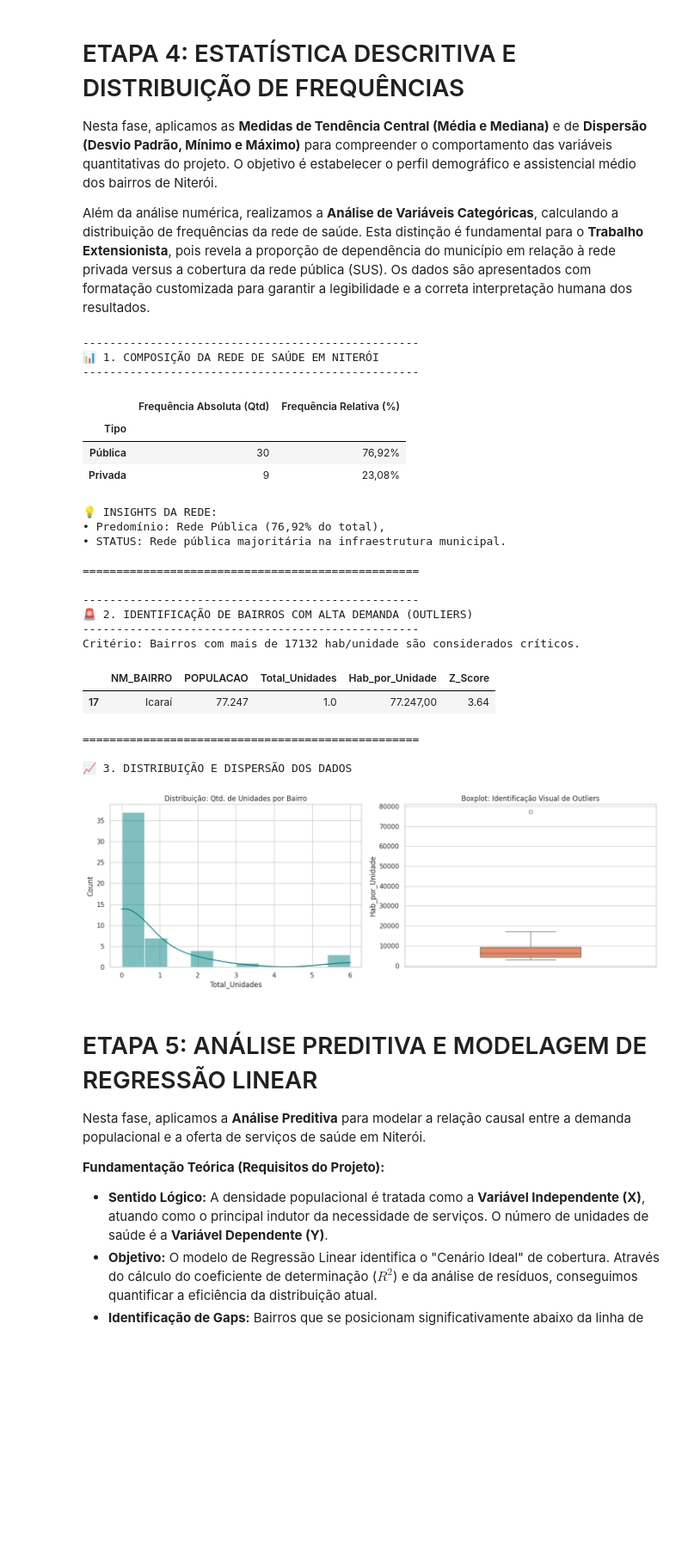
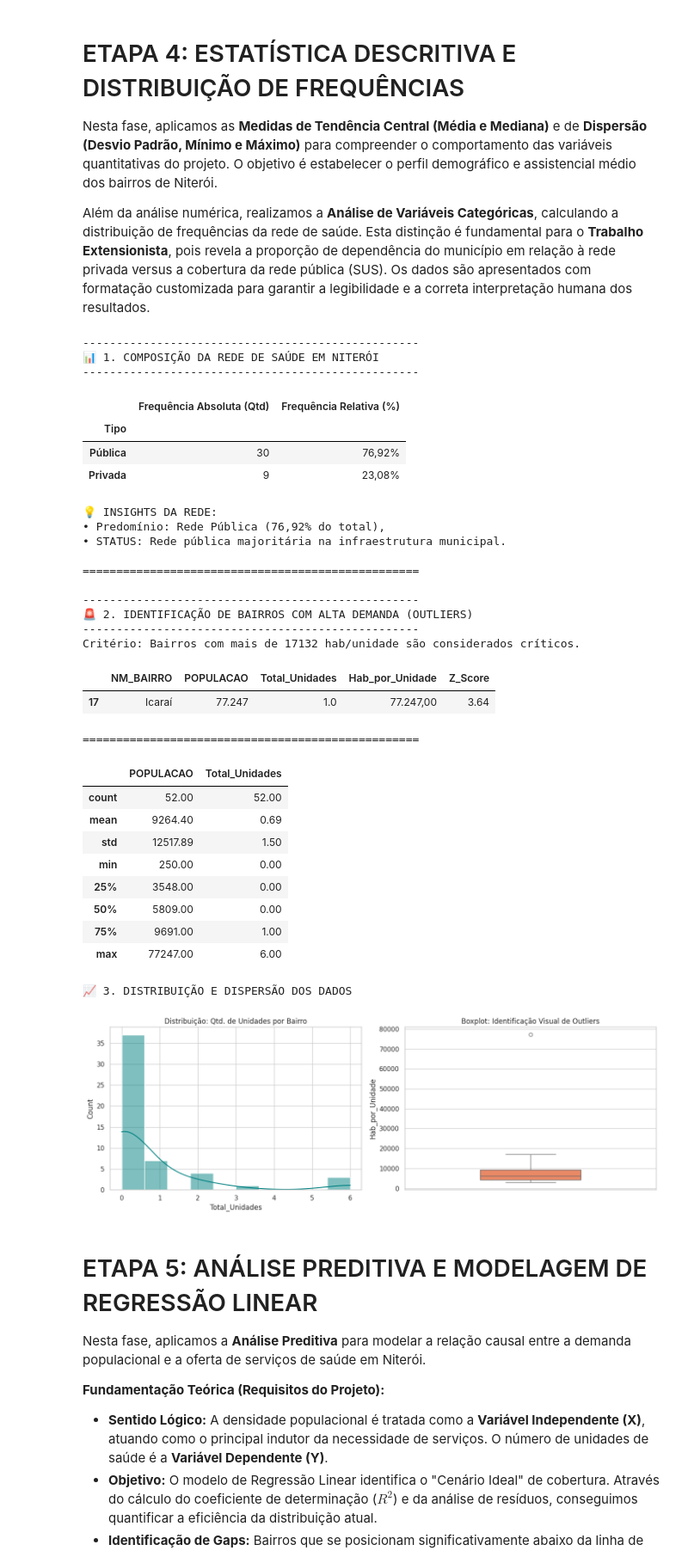
Before and after one commit to maurocollin/bigdata-saude-niteroi, a Jupyter notebook: TRAB_PRONTO.ipynb, the cells around one changed output. Shown at 86% size. Cells and saved outputs as stored; diff of their text form; code cells hidden in the pictures; blank space fills up the shorter version.

Commit message:
Adicionado Célula de Describe

```diff
--- a/TRAB_PRONTO.ipynb
+++ b/TRAB_PRONTO.ipynb
@@ -340,6 +340,7 @@ else:
     print("✅ Nenhum bairro atingiu o nível crítico de superlotação pelos critérios estatísticos.")
 
 print("\n" + "="*50 + "\n")
+display(df_final[['POPULACAO', 'Total_Unidades']].describe().round(2))
 
 # --- 3. DISTRIBUIÇÃO VISUAL (GRÁFICOS) ---
 print("📈 3. DISTRIBUIÇÃO E DISPERSÃO DOS DADOS")
@@ -347,35 +348,43 @@ print("📈 3. DISTRIBUIÇÃO E DISPERSÃO DOS DADOS")
 plt.figure(figsize=(14, 5))
 plt.subplot(1, 2, 1)
 sns.histplot(df_final['Total_Unidades'], bins=10, kde=True, color='teal')
 plt.title('Distribuição: Qtd. de Unidades por Bairro')
 plt.subplot(1, 2, 2)
 sns.boxplot(y=df_validos['Hab_por_Unidade'], color='coral', width=0.4)
 plt.title('Boxplot: Identificação Visual de Outliers')
 plt.tight_layout()
 plt.show()
 # %% [output]
 --------------------------------------------------
 📊 1. COMPOSIÇÃO DA REDE DE SAÚDE EM NITERÓI
 --------------------------------------------------
 |  | Frequência Absoluta (Qtd) | Frequência Relativa (%) |
 | Tipo |  |  |
 | Pública | 30 | 76,92% |
 | Privada | 9 | 23,08% |
 💡 INSIGHTS DA REDE:
 • Predomínio: Rede Pública (76,92% do total),
 • STATUS: Rede pública majoritária na infraestrutura municipal.
 
 ==================================================
 
 --------------------------------------------------
 🚨 2. IDENTIFICAÇÃO DE BAIRROS COM ALTA DEMANDA (OUTLIERS)
 --------------------------------------------------
 Critério: Bairros com mais de 17132 hab/unidade são considerados críticos.
 |  | NM_BAIRRO | POPULACAO | Total_Unidades | Hab_por_Unidade | Z_Score |
 | 17 | Icaraí | 77.247 | 1.0 | 77.247,00 | 3.64 |
 ==================================================
-
-📈 3. DISTRIBUIÇÃO E DISPERSÃO DOS DADOS
+|  | POPULACAO | Total_Unidades |
+| count | 52.00 | 52.00 |
+| mean | 9264.40 | 0.69 |
+| std | 12517.89 | 1.50 |
+| min | 250.00 | 0.00 |
+| 25% | 3548.00 | 0.00 |
+| 50% | 5809.00 | 0.00 |
+| 75% | 9691.00 | 1.00 |
+| max | 77247.00 | 6.00 |
+📈 3. DISTRIBUIÇÃO E DISPERSÃO DOS DADOS
 [figure]
 # %% [markdown]
 # ETAPA 5: ANÁLISE PREDITIVA E MODELAGEM DE REGRESSÃO LINEAR
```
